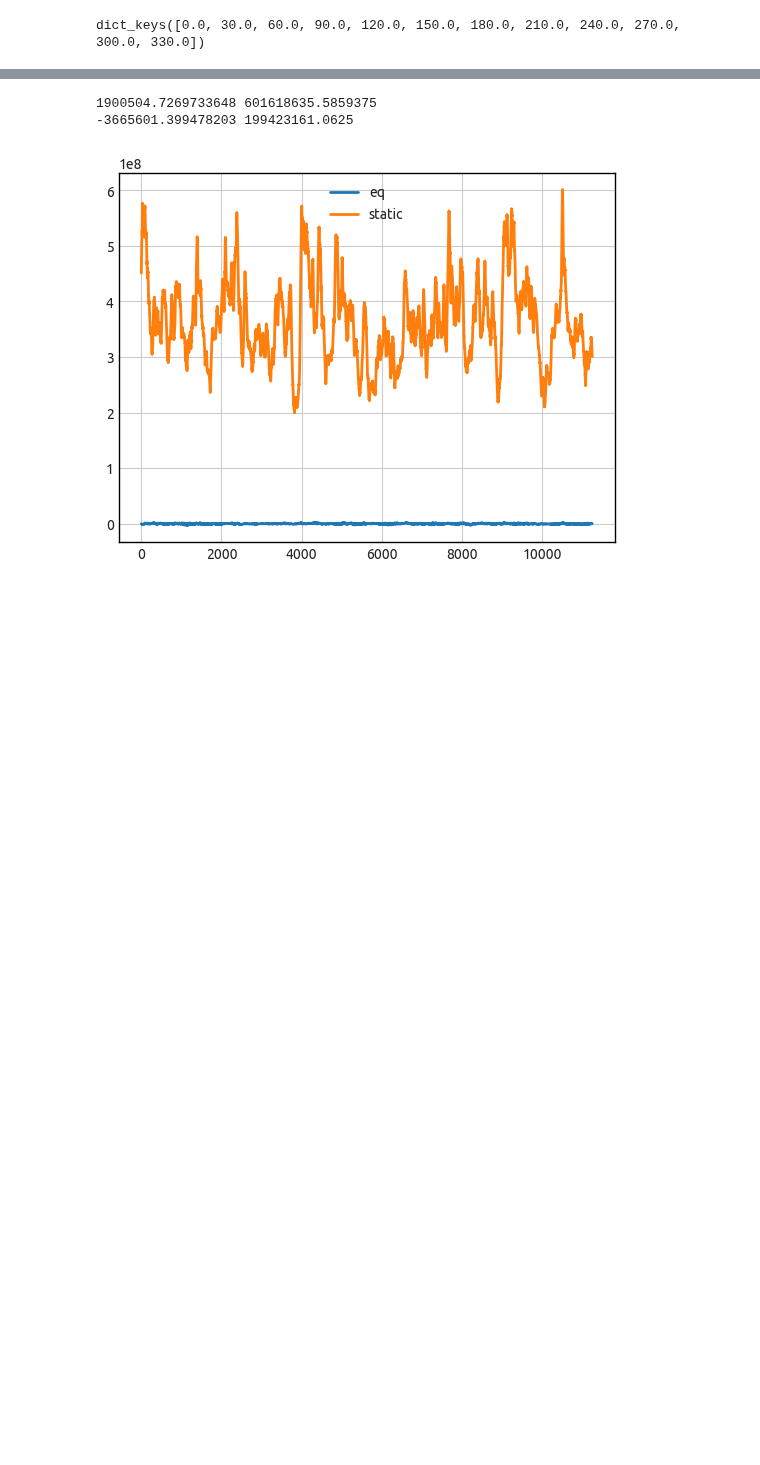
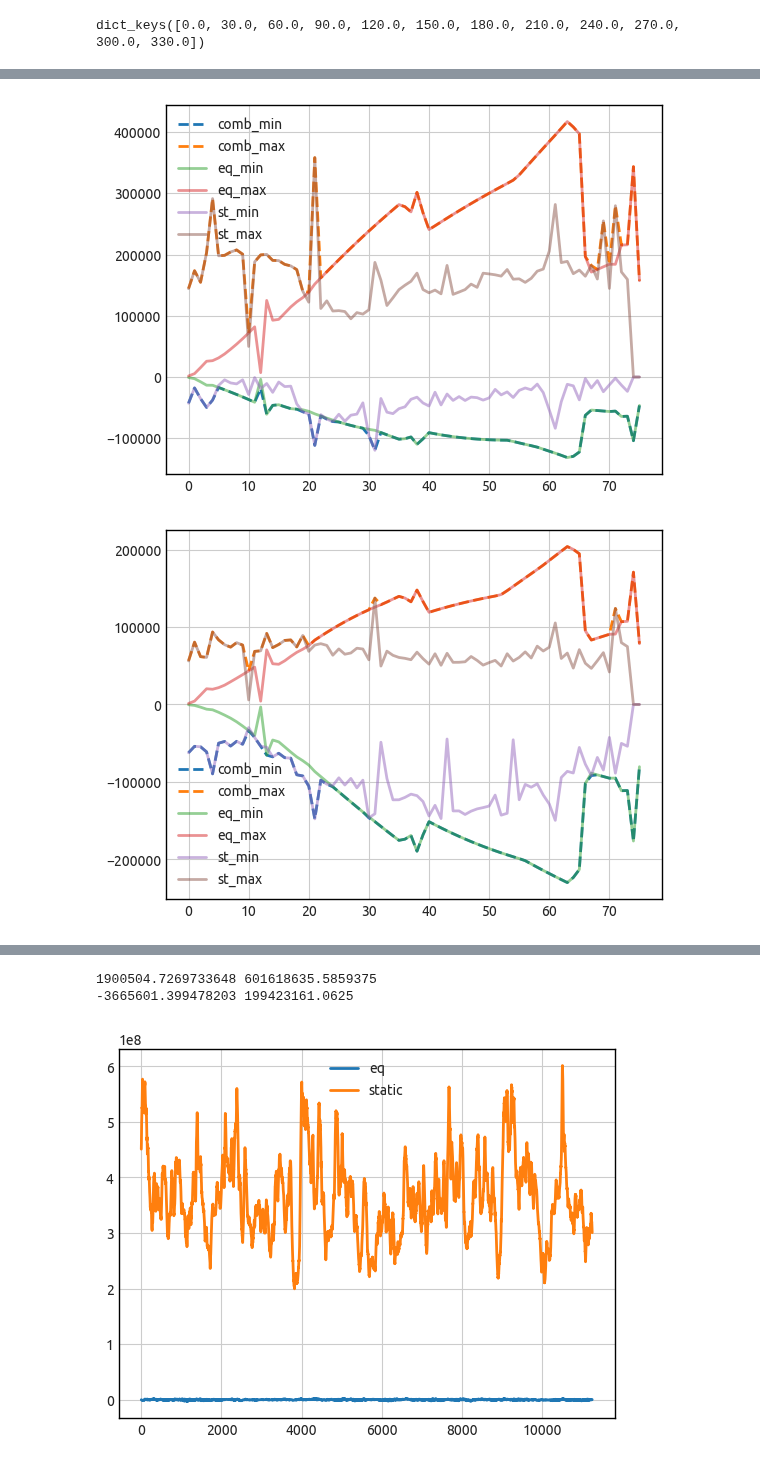
Before and after one commit to AeroSim-CFD/cfdmod, a Jupyter notebook: notebooks/hfpi_analysis_test.ipynb, the cells around one changed output, grey strips where cells are left out. Saved outputs shown, nothing was run; the diff lists cells and outputs as text; code cells hidden in the pictures; blank space fills up the shorter version.

```diff
--- a/notebooks/hfpi_analysis_test.ipynb
+++ b/notebooks/hfpi_analysis_test.ipynb
@@ -161,0 +176,22 @@ stats["forces_combined"]
+# %%
+for direction, r in results_use.join_by_direction().items():
+    cmb_force_min = r[0].get_stats_forces_effective("min")
+    cmb_force_max = r[0].get_stats_forces_effective("max")
+    plt.plot(cmb_force_min["x"], "--", label="comb_min", alpha=1)
+    plt.plot(cmb_force_max["x"], "--", label="comb_max", alpha=1)
+
+    eq_force_min = r[0].get_stats_forces_static_eq("min")
+    eq_force_max = r[0].get_stats_forces_static_eq("max")
+    plt.plot(eq_force_min["x"], label="eq_min", alpha=0.5)
+    plt.plot(eq_force_max["x"], label="eq_max", alpha=0.5)
+
+    st_force_min = r[0].static_results.get_stats_forces_static("min")
+    st_force_max = r[0].static_results.get_stats_forces_static("max")
+    plt.plot(st_force_min["x"], label="st_min", alpha=0.5)
+    plt.plot(st_force_max["x"], label="st_max", alpha=0.5)
+
+    plt.legend()
+    plt.show()
+# %% [output]
+[figure, added]
+[figure, added]
```
Also changed, not shown: parts of 8 cells of this notebook, 2 other files.
